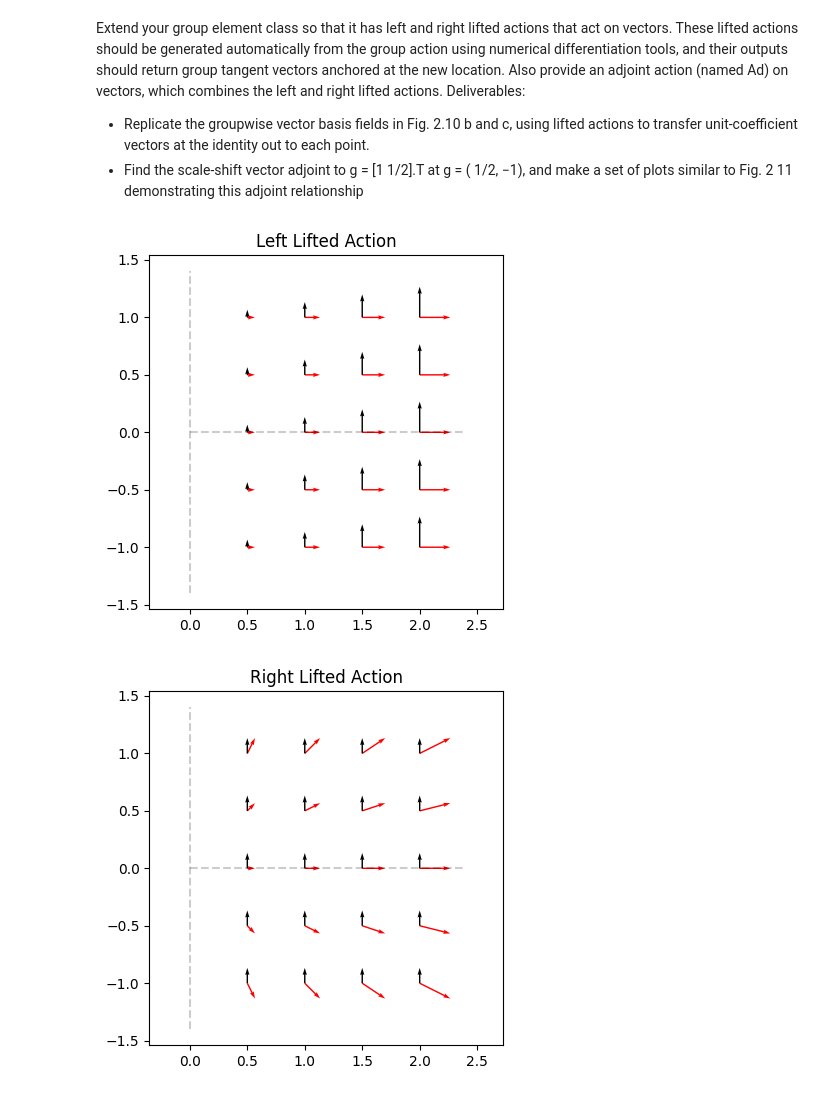
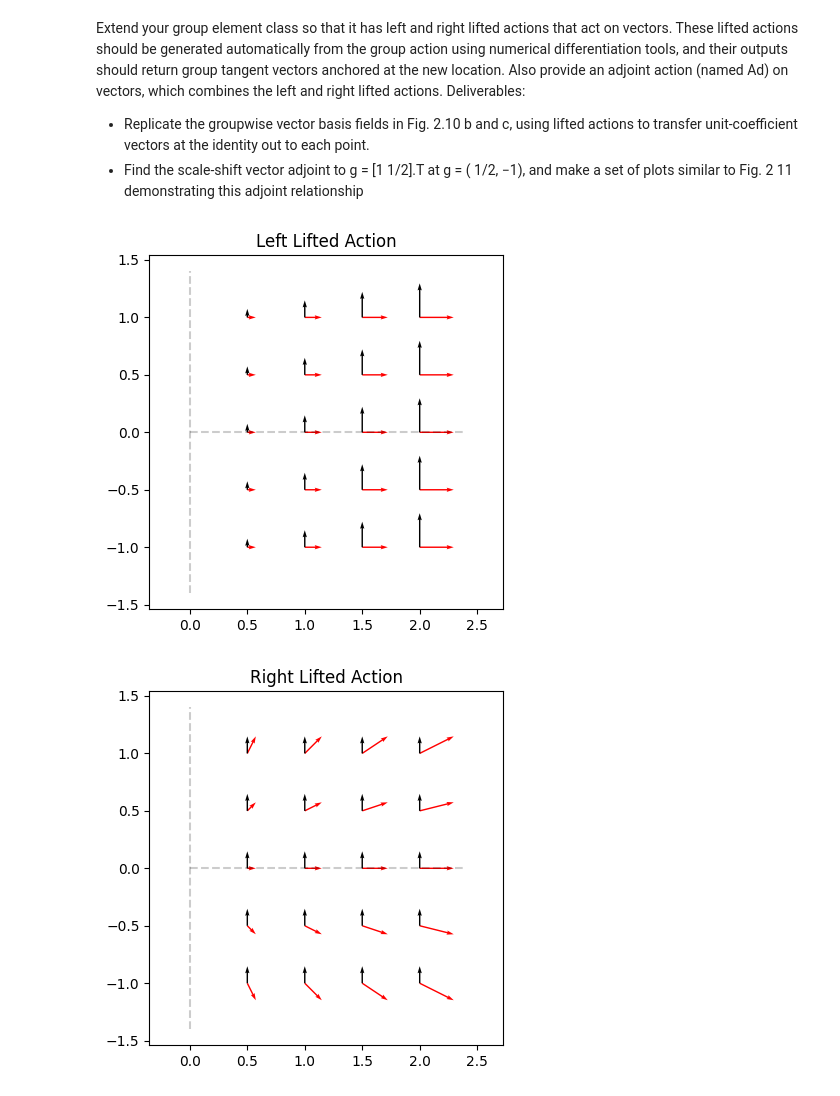
Before and after one commit to rooshm/rob541, a Jupyter notebook: hw2.ipynb, the cells around one changed output. Cells and saved outputs as stored; diff of their text form; code cells hidden in the pictures.

```diff
--- a/hw2.ipynb
+++ b/hw2.ipynb
@@ -122,35 +122,19 @@ transfer unit-coefficient vectors at the identity out to each point.
 # %%
 from lie_algebra import LieGroup
 from repgroup import SemiDirectProduct
 sdplie = LieGroup(SemiDirectProduct.sd_repr, SemiDirectProduct.sd_derepr, np.eye(2))
 group_vectors = [sdplie.element(value=config.reshape(2, )) for config in configuration]
 
-dx = np.array([1, 0]).reshape(2, 1)
-dy = np.array([0, 1]).reshape(2, 1)
-res_dx = []
-res_dy = []
-for config in group_vectors:
-    dx_g = sdplie.eval_left_lifted_action(config, sdplie.identity_element(), dx)
-    dy_g = sdplie.eval_left_lifted_action(config, sdplie.identity_element(), dy)
-    # print(f"dx: {dx_}, dy: {dy_}")
-    res_dx.append(dx_g)
-    res_dy.append(dy_g)
-vbs_x = VectorBases(res_dx)
-vbs_y = VectorBases(res_dy)
-plot_vector_field(configuration.T, [vbs_x.flatten(), vbs_y.flatten()], title="Left Lifted Action")
+dx = sdplie.element(np.array([1, 0]))
+dy = sdplie.element(np.array([0, 1]))
+vbs_l = VectorBases([sdplie.eval_left_lifted_action(config, sdplie.identity_element(), dx) for config in group_vectors])
+vbs_r = VectorBases([sdplie.eval_left_lifted_action(config, sdplie.identity_element(), dy) for config in group_vectors])
+plot_vector_field(configuration.T, [vbs_l.flatten(), vbs_r.flatten()], title="Left Lifted Action")
 
-res_r_dx = []
-res_r_dy = []
-for config in group_vectors:
-    TeRh = sdplie.right_lifted_action(config, sdplie.identity_element())
-    # print(f"Jh(e):\n{TeRh}")
-    dx_g = TeRh @ dx
-    dy_g = TeRh @ dy
-    # print(f"dx: {dx_}, dy: {dy_}")
-    res_r_dx.append(dx_g)
-    res_r_dy.append(dy_g)
-plot_vector_field(configuration.T, [np.array(res_r_dx).reshape(20, 2).T, np.array(res_r_dy).reshape(20, 2).T], title="Right Lifted Action")
+vbs_l = VectorBases([sdplie.eval_right_lifted_action(config, sdplie.identity_element(), dx) for config in group_vectors])
+vbs_r = VectorBases([sdplie.eval_right_lifted_action(config, sdplie.identity_element(), dy) for config in group_vectors])
+plot_vector_field(configuration.T, [vbs_l.flatten(), vbs_r.flatten()], title="Right Lifted Action")
 # %% [output]
-[figure, old version]
+[figure, new version]
-[figure, old version]
+[figure, new version]
 # %%
```
Also changed, not shown: parts of 3 cells of this notebook, 2 other files.
